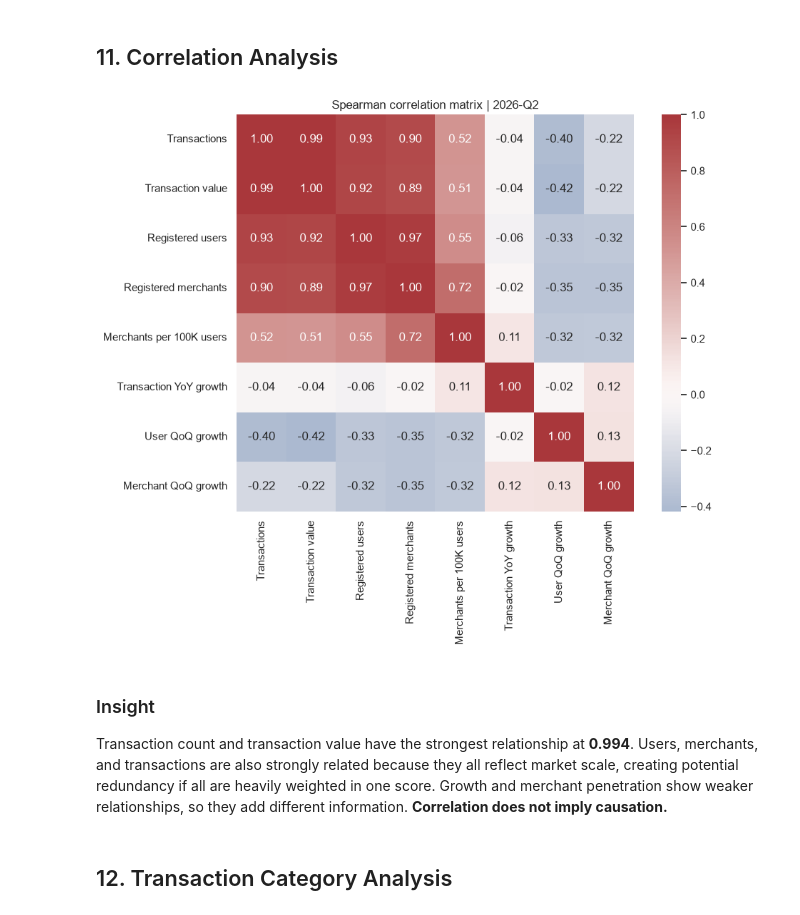
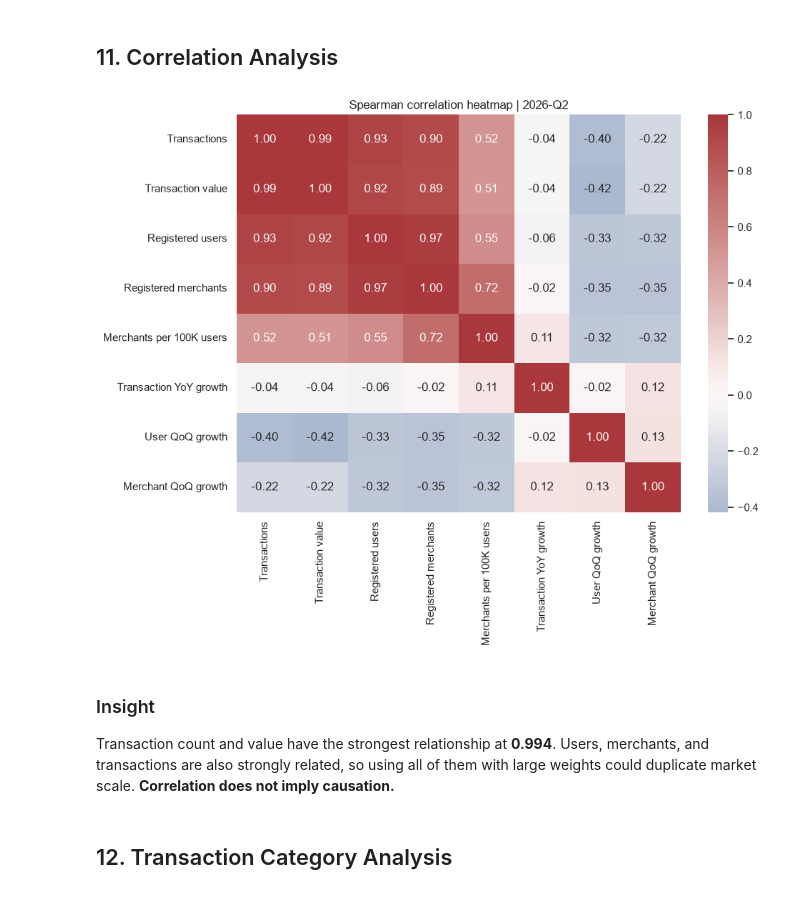
Before and after one commit to Rabilkhan786/PhonePay_Analysis, a Jupyter notebook: notebooks/02_eda.ipynb, the cells around one changed output. Cells and saved outputs as stored; diff of their text form; code cells hidden in the pictures.

Commit message:
Organize EDA charts by analysis type

```diff
--- a/notebooks/02_eda.ipynb
+++ b/notebooks/02_eda.ipynb
@@ -1025,44 +1146,51 @@ display(candidate_states)
 # %% [markdown]
 ## 11. Correlation Analysis
 # %%
-correlation_labels = {
-    "transaction_count": "Transactions",
-    "transaction_amount": "Transaction value",
-    "registered_users": "Registered users",
-    "registered_merchants": "Registered merchants",
-    "merchants_per_100k_users": "Merchants per 100K users",
-    "transaction_yoy": "Transaction YoY growth",
-    "user_qoq": "User QoQ growth",
-    "merchant_qoq": "Merchant QoQ growth",
-}
+correlation_columns = [
+    "transaction_count",
+    "transaction_amount",
+    "registered_users",
+    "registered_merchants",
+    "merchants_per_100k_users",
+    "transaction_yoy",
+    "user_qoq",
+    "merchant_qoq",
+]
+correlation_labels = [
+    "Transactions",
+    "Transaction value",
+    "Registered users",
+    "Registered merchants",
+    "Merchants per 100K users",
+    "Transaction YoY growth",
+    "User QoQ growth",
+    "Merchant QoQ growth",
+]
 
-correlation_matrix = latest_districts[
-    list(correlation_labels)
-].corr(method="spearman")
-correlation_matrix = correlation_matrix.rename(
-    index=correlation_labels,
-    columns=correlation_labels,
+spearman_correlation = latest_districts[correlation_columns].corr(
+    method="spearman"
 )
 
 fig, axis = plt.subplots(figsize=(10, 8))
 sns.heatmap(
-    correlation_matrix,
+    spearman_correlation,
     annot=True,
     fmt=".2f",
     cmap="vlag",
     center=0,
-    square=True,
+    xticklabels=correlation_labels,
+    yticklabels=correlation_labels,
     ax=axis,
 )
-axis.set_title(f"Spearman correlation matrix | {latest_period}")
+axis.set_title(f"Spearman correlation heatmap | {latest_period}")
 fig.tight_layout()
 plt.show()
 # %% [output]
-[figure, old version]
+[figure, new version]
 # %% [markdown]
 ### Insight
 
-Transaction count and transaction value have the strongest relationship at **0.994**. Users, merchants, and transactions are also strongly related because they all reflect market scale, creating potential redundancy if all are heavily weighted in one score. Growth and merchant penetration show weaker relationships, so they add different information. **Correlation does not imply causation.**
+Transaction count and value have the strongest relationship at **0.994**. Users, merchants, and transactions are also strongly related, so using all of them with large weights could duplicate market scale. **Correlation does not imply causation.**
 # %% [markdown]
 ## 12. Transaction Category Analysis
 # %%
```
Also changed, not shown: parts of 86 cells of this notebook.
